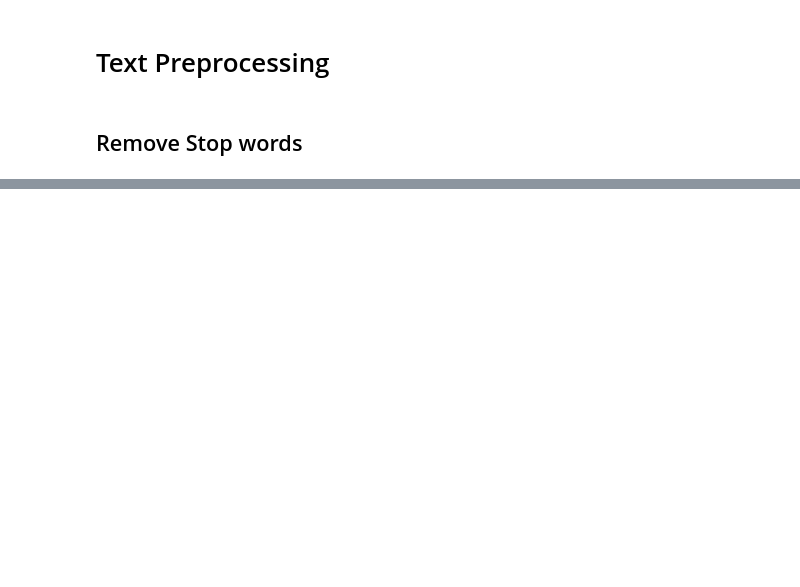
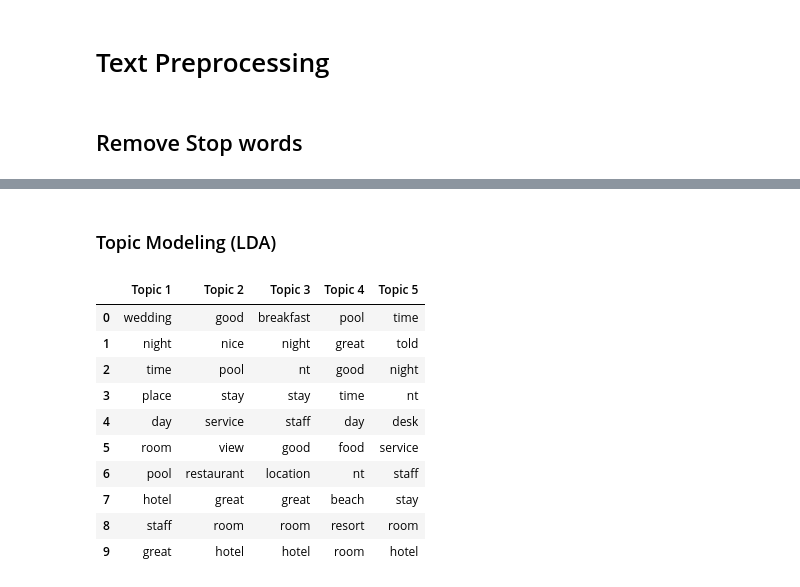
Before and after one commit to huyminh1115/Trip-Advisor-Hotel-Project, a Jupyter notebook: Code/Exploration.ipynb, the cells around one changed output, grey strips where cells are left out. Saved outputs shown, nothing was run; the diff lists cells and outputs as text; code cells hidden in the pictures; blank space fills up the shorter version.

```diff
--- a/Code/Exploration.ipynb
+++ b/Code/Exploration.ipynb
@@ -232,0 +322,38 @@ df.head(5)
+# %% [markdown]
+### Topic Modeling (LDA)
+# %%
+from sklearn.feature_extraction.text import CountVectorizer
+from sklearn.decomposition import LatentDirichletAllocation
+
+# Convert the cleaned text data into a document-term matrix
+vectorizer = CountVectorizer(max_df=0.95, min_df=2, stop_words='english')
+dtm = vectorizer.fit_transform(df['cleaned_review'])
+
+# Initialize LDA with a reasonable number of topics
+lda = LatentDirichletAllocation(n_components=5, random_state=42)
+lda.fit(dtm)
+
+# Get the top words for each topic
+n_top_words = 10
+words = vectorizer.get_feature_names_out()
+topics = {}
+
+for topic_idx, topic in enumerate(lda.components_):
+    topics[f"Topic {topic_idx+1}"] = [words[i] for i in topic.argsort()[-n_top_words:]]
+
+# Convert topics to dataFrame
+topics_df = pd.DataFrame(topics)
+
+topics_df
+# %% [output]
+|  | Topic 1 | Topic 2 | Topic 3 | Topic 4 | Topic 5 |
+| 0 | wedding | good | breakfast | pool | time |
+| 1 | night | nice | night | great | told |
+| 2 | time | pool | nt | good | night |
+| 3 | place | stay | stay | time | nt |
+| 4 | day | service | staff | day | desk |
+| 5 | room | view | good | food | service |
+| 6 | pool | restaurant | location | nt | staff |
+| 7 | hotel | great | great | beach | stay |
+| 8 | staff | room | room | resort | room |
+| 9 | great | hotel | hotel | room | hotel |
```
Also changed, not shown: parts of 17 cells of this notebook.
